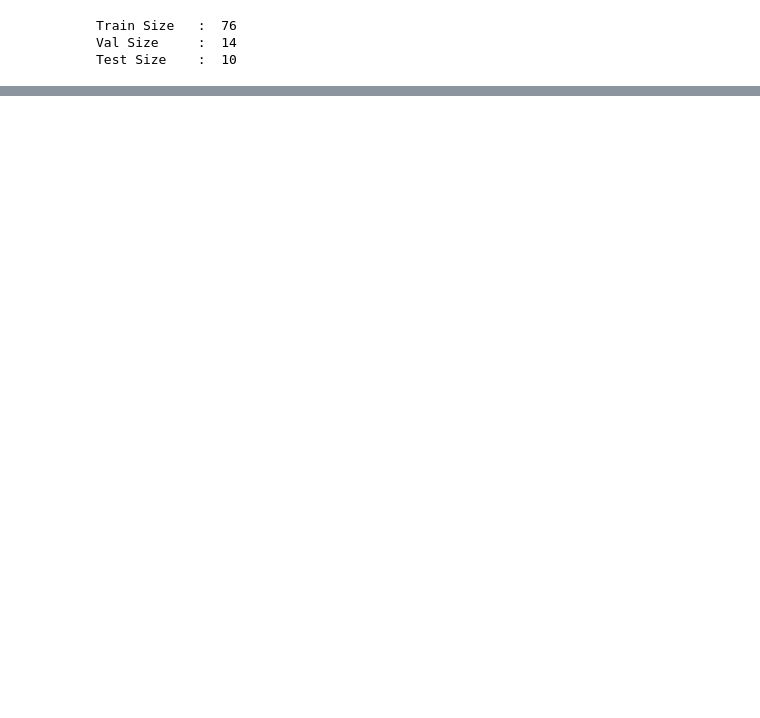
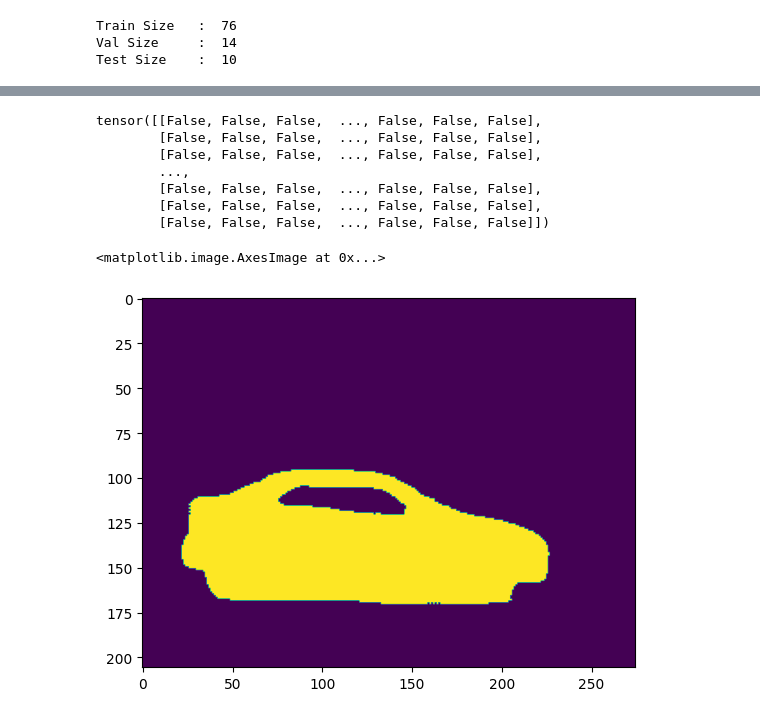
Before and after one commit to mohamedadnane8/ImageSegmentation, a Jupyter notebook: imageSegmentation.ipynb, the cells around one changed output, grey strips where cells are left out. Drawn from its saved outputs; the diff is of its cells as text; code cells hidden in the pictures; blank space fills up the shorter version.

Commit message:
Created dataloader + train function + test with single image + fixed dataset class get function

```diff
--- a/imageSegmentation.ipynb
+++ b/imageSegmentation.ipynb
@@ -85,3 +84,7 @@ print(len(gtmasks_fileNames) , len(pngs_fileNames))
 IMAGE_SHAPE = (161, 241)
 TEST_SIZE = 0.1
 VAL_SIZE = 0.15
+
+
+IMG_PATH = "./tud/TUDarmstadt/PNGImages/sideviews-cars/"
+MASK_PATH = "./tud/TUDarmstadt/GTMasks/sideviews-cars/"
@@ -138,0 +195,8 @@ class ImageDataset(torch.utils.data.Dataset):
+# %%
+batch_size = 3
+lr = 0.0001
+num_epochs = 10
+shuffle = True
+betas = (0.9, 0.999)
+eps=1e-08
+weight_decay = 0.
@@ -138,0 +335,13 @@ class ImageDataset(torch.utils.data.Dataset):
+# %%
+from model import UNET
+
+model = UNET(3,1)
+model.to(device)
+
+optimizer = torch.optim.Adam(model.parameters(), lr=lr, betas=betas, eps=eps, weight_decay=weight_decay)
+criterion = nn.BCEWithLogitsLoss()
+
+dataset_1 = ImageDataset(IMG_PATH,MASK_PATH,[df['id'].values[1]])
+dataloader_1 = DataLoader(dataset_1, batch_size=batch_size, collate_fn=custom_collate)
+
+train(model, dataloader_1, criterion, optimizer, device, 30)
@@ -138,0 +366,19 @@ class ImageDataset(torch.utils.data.Dataset):
+# %%
+img,msk =dataset_1[0]
+
+res = model(img.unsqueeze(0))
+res = (res.reshape(206, 275)) > 0.5
+print(res)
+
+plt.imshow(res)
+# plt.imshow(msk.reshape(206, 275))
+# %% [output]
+tensor([[False, False, False,  ..., False, False, False],
+        [False, False, False,  ..., False, False, False],
+        [False, False, False,  ..., False, False, False],
+        ...,
+        [False, False, False,  ..., False, False, False],
+        [False, False, False,  ..., False, False, False],
+        [False, False, False,  ..., False, False, False]])
+<matplotlib.image.AxesImage at 0x...>
+[figure, added]
```
Also changed, not shown: parts of 18 cells of this notebook.
